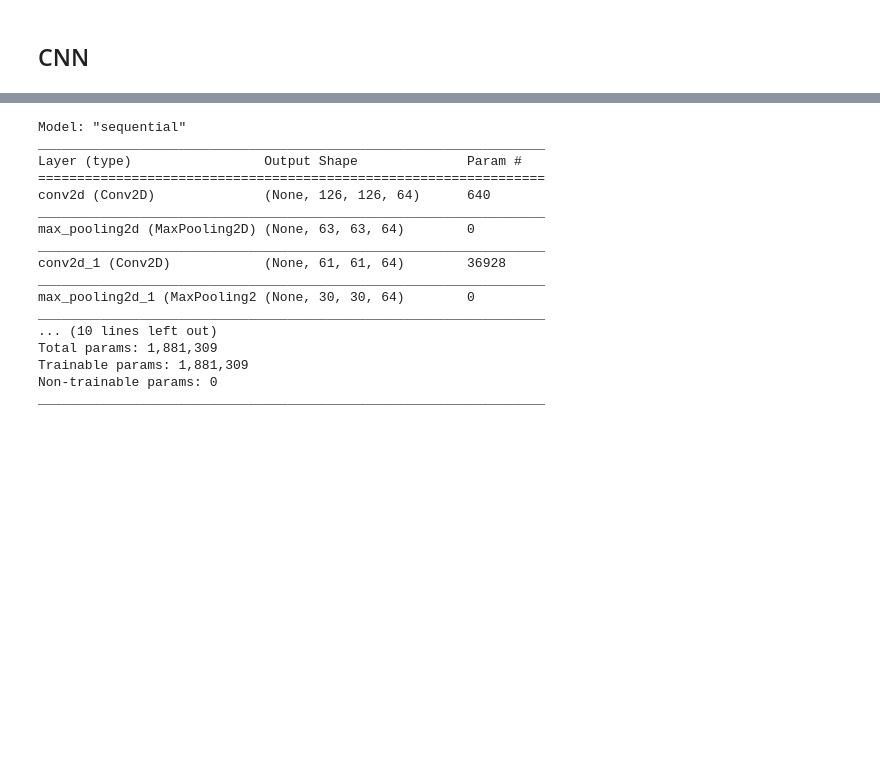
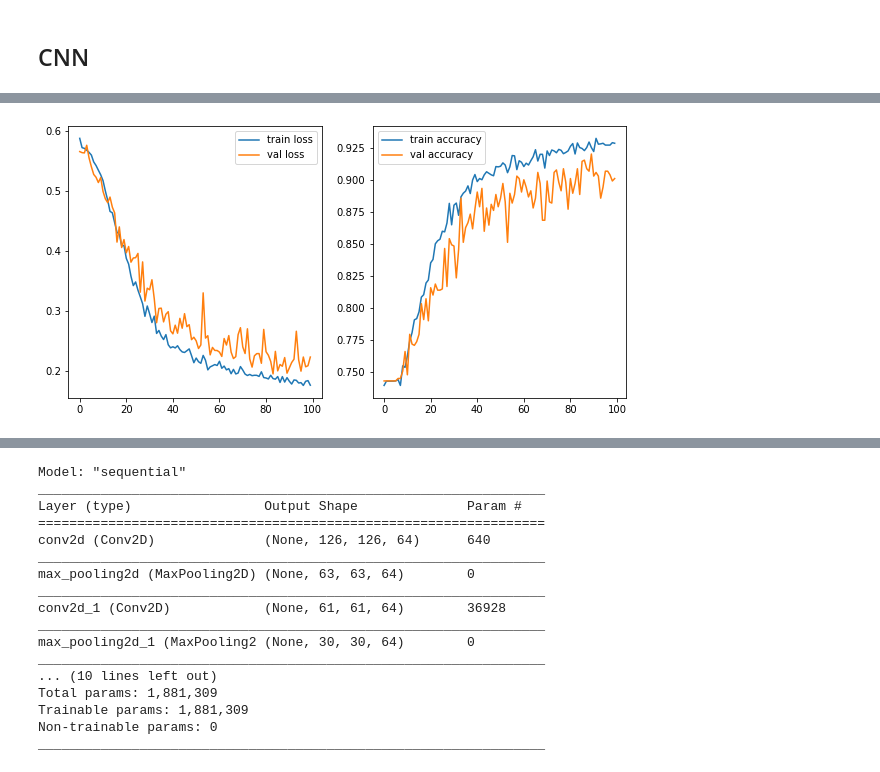
Before and after one commit to Meir-Alelov/Deep_Learning_Pneumonia_Detection, a Jupyter notebook: notebooks/greg_working_notebook_cnn.ipynb, the cells around one changed output, grey strips where cells are left out. Drawn from its saved outputs; the diff is of its cells as text; code cells hidden in the pictures; blank space fills up the shorter version.

```diff
--- a/notebooks/greg_working_notebook_cnn.ipynb
+++ b/notebooks/greg_working_notebook_cnn.ipynb
@@ -116,3 +116,21 @@ Questions to consider:
 ***
 # %% [markdown]
 ## CNN
+# %%
+deep_cnn_first = models.Sequential([
+    layers.Conv2D(64, (3, 3), activation='relu', input_shape=(128, 128, 1)),
+    layers.MaxPooling2D((2, 2)),
+    layers.Conv2D(64, (3, 3), activation='relu'),
+    layers.MaxPooling2D((2, 2)),
+    layers.Flatten(),
+    layers.Dense(32, activation='relu'),
+    layers.Dense(12, activation='relu'),
+    layers.Dense(8, activation='relu'),
+    layers.Dense(1, activation='sigmoid')
+])
+
+deep_cnn_first.compile(optimizer='SGD',
+                 loss='binary_crossentropy',
+                 metrics=['accuracy', 'Recall', 'Precision', 'TruePositives', 'TrueNegatives', 'FalsePositives', 'FalseNegatives', 'AUC'])
+
+deep_cnn_first.summary()
@@ -118,0 +155,5 @@ Questions to consider:
+# %%
+deep_cnn_first_results = deep_cnn_first.fit(train_set_aug,
+                                            epochs=100,
+                                            batch_size=None,
+                                            validation_data=validation_set_aug)
@@ -118,0 +178,15 @@ Questions to consider:
+# %%
+sigmoid_loss = deep_cnn_first_results.history['loss']
+sigmoid_accuracy = deep_cnn_first_results.history['accuracy']
+val_loss = deep_cnn_first_results.history['val_loss']
+val_accuracy = deep_cnn_first_results.history['val_accuracy']
+
+fig, (ax1, ax2) = plt.subplots(1, 2, figsize=(10, 5))
+sns.lineplot(x=deep_cnn_first_results.epoch, y=sigmoid_loss, ax=ax1, label='train loss')
+sns.lineplot(x=deep_cnn_first_results.epoch, y=sigmoid_accuracy, ax=ax2, label='train accuracy')
+sns.lineplot(x=deep_cnn_first_results.epoch, y=val_loss, ax=ax1, label='val loss')
+sns.lineplot(x=deep_cnn_first_results.epoch, y=val_accuracy, ax=ax2, label='val accuracy')
+ax1.legend();
+plt.savefig('../images/training_performance_deep_cnn_first.jpg', transparent = False, bbox_inches="tight")
+# %% [output]
+[figure, added]
```
Also changed, not shown: parts of 9 cells of this notebook, 2 other files.
